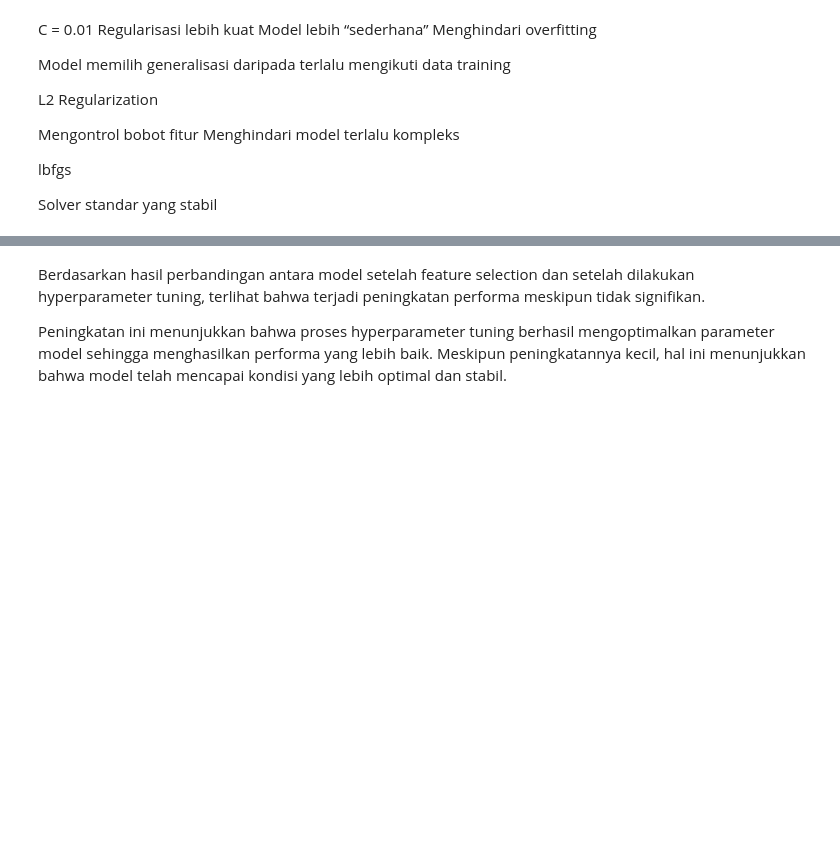
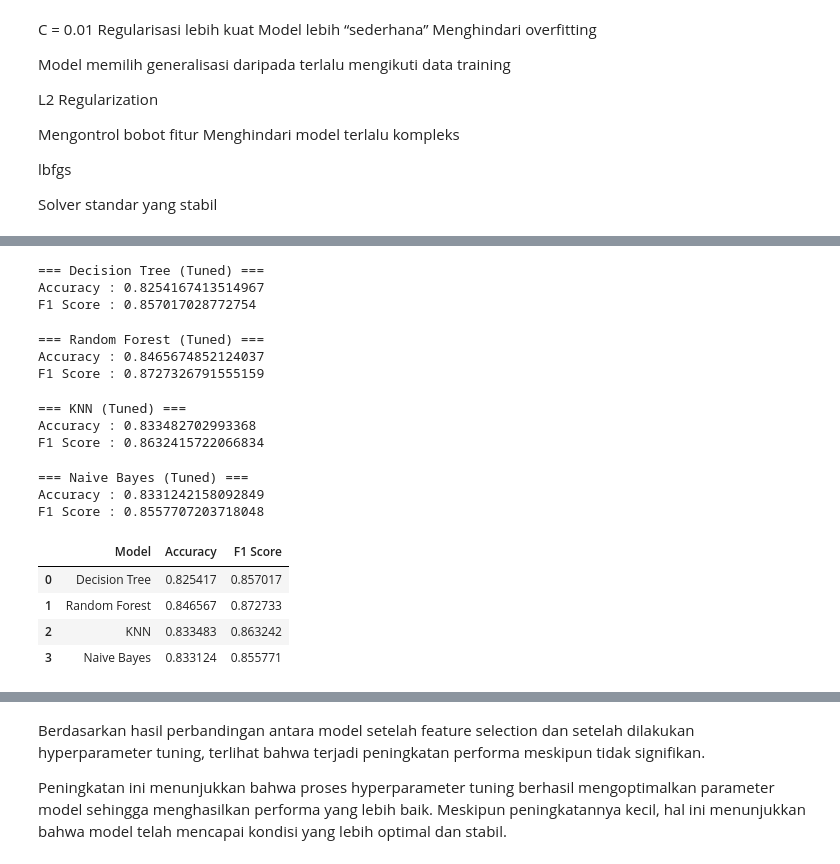
Before and after one commit to Brrnnd/TREK-CEPAT, a Jupyter notebook: TREK_CEPAT_DONE.ipynb, the cells around one changed output, grey strips where cells are left out. Drawn from its saved outputs; the diff is of its cells as text; code cells hidden in the pictures; blank space fills up the shorter version.

```diff
--- a/TREK_CEPAT_DONE.ipynb
+++ b/TREK_CEPAT_DONE.ipynb
@@ -618,0 +661,8 @@ F1 Score: 0.8677942699344149
+# %%
+#scaling
+from sklearn.preprocessing import StandardScaler
+
+scaler = StandardScaler()
+
+X_train = scaler.fit_transform(X_train)
+X_test = scaler.transform(X_test)
@@ -618,0 +740,68 @@ F1 Score: 0.8677942699344149
+# %%
+best_dt = grid_dt.best_estimator_
+
+acc_dt, f1_dt = evaluate_tuned_model(
+    "Decision Tree",
+    best_dt,
+    X_test,
+    y_test
+)
+# %% [output]
+=== Decision Tree (Tuned) ===
+Accuracy : 0.8254167413514967
+F1 Score : 0.857017028772754
+# %%
+best_rf = grid_rf.best_estimator_
+
+acc_rf, f1_rf = evaluate_tuned_model(
+    "Random Forest",
+    best_rf,
+    X_test,
+    y_test
+)
+# %% [output]
+=== Random Forest (Tuned) ===
+Accuracy : 0.8465674852124037
+F1 Score : 0.8727326791555159
+# %%
+best_knn = grid_knn.best_estimator_
+
+acc_knn, f1_knn = evaluate_tuned_model(
+    "KNN",
+    best_knn,
+    X_test,
+    y_test
+)
+# %% [output]
+=== KNN (Tuned) ===
+Accuracy : 0.833482702993368
+F1 Score : 0.8632415722066834
+# %%
+best_nb = grid_nb.best_estimator_
+
+acc_nb, f1_nb = evaluate_tuned_model(
+    "Naive Bayes",
+    best_nb,
+    X_test,
+    y_test
+)
+# %% [output]
+=== Naive Bayes (Tuned) ===
+Accuracy : 0.8331242158092849
+F1 Score : 0.8557707203718048
+# %%
+import pandas as pd
+
+results_tuning = pd.DataFrame({
+    "Model": ["Decision Tree", "Random Forest", "KNN", "Naive Bayes"],
+    "Accuracy": [acc_dt, acc_rf, acc_knn, acc_nb],
+    "F1 Score": [f1_dt, f1_rf, f1_knn, f1_nb]
+})
+
+results_tuning
+# %% [output]
+|  | Model | Accuracy | F1 Score |
+| 0 | Decision Tree | 0.825417 | 0.857017 |
+| 1 | Random Forest | 0.846567 | 0.872733 |
+| 2 | KNN | 0.833483 | 0.863242 |
+| 3 | Naive Bayes | 0.833124 | 0.855771 |
```
Also changed, not shown: parts of 32 cells of this notebook, 3 other files.
